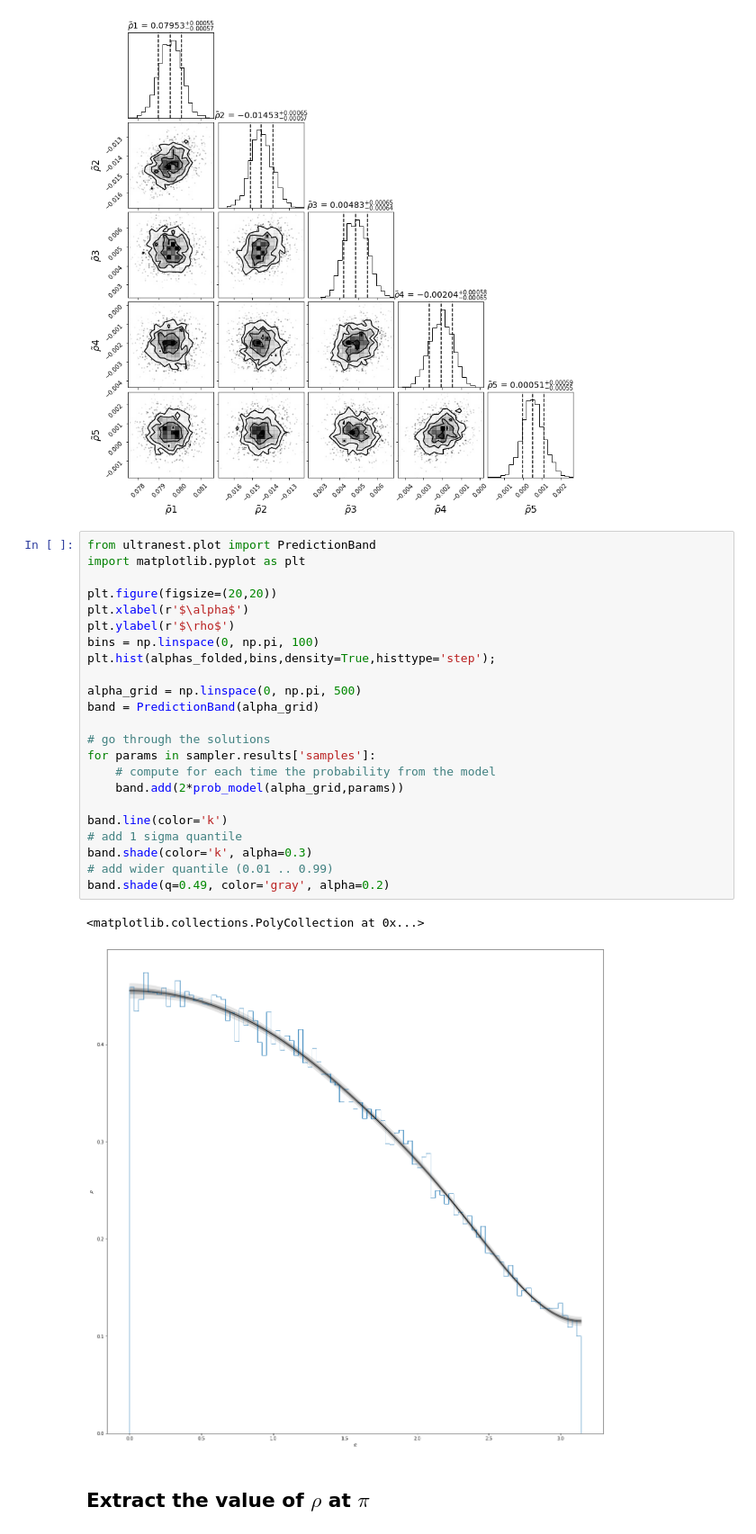
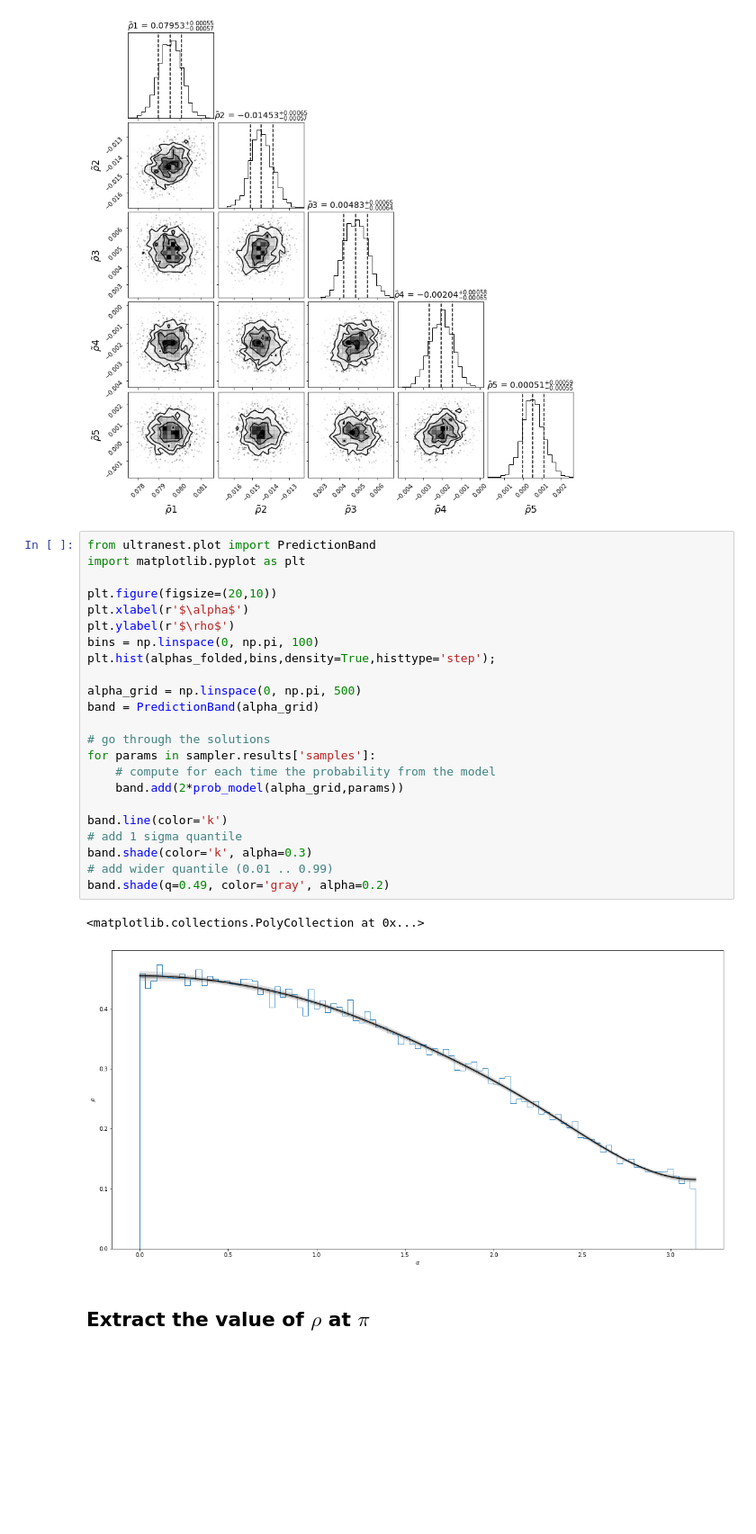
Before and after one commit to erinaldi/pd-potential, a Jupyter notebook: phase-analysis/ultranest_rho.ipynb, the cells around one changed output. Shown at 90% size. Saved outputs shown, nothing was run; the diff lists cells and outputs as text; blank space fills up the shorter version.

Commit message:
[fix] Better plots

```diff
--- a/phase-analysis/ultranest_rho.ipynb
+++ b/phase-analysis/ultranest_rho.ipynb
@@ -305,29 +305,29 @@ fig = corner(dataset, labels=labels, show_titles=True, title_fmt=".5f", quantile
 # %%
 from ultranest.plot import PredictionBand
 import matplotlib.pyplot as plt
 
-plt.figure(figsize=(20,20))
+plt.figure(figsize=(20,10))
 plt.xlabel(r'$\alpha$')
 plt.ylabel(r'$\rho$')
 bins = np.linspace(0, np.pi, 100)
 plt.hist(alphas_folded,bins,density=True,histtype='step');
 
 alpha_grid = np.linspace(0, np.pi, 500)
 band = PredictionBand(alpha_grid)
 
 # go through the solutions
 for params in sampler.results['samples']:
     # compute for each time the probability from the model
     band.add(2*prob_model(alpha_grid,params))
 
 band.line(color='k')
 # add 1 sigma quantile
 band.shade(color='k', alpha=0.3)
 # add wider quantile (0.01 .. 0.99)
 band.shade(q=0.49, color='gray', alpha=0.2)
 # %% [output]
 <matplotlib.collections.PolyCollection at 0x...>
-[figure, old version]
+[figure, new version]
 # %% [markdown]
 ## Extract the value of $\rho$ at $\pi$
 # %% [markdown]
```
Also changed, not shown: parts of 2 cells of this notebook.
